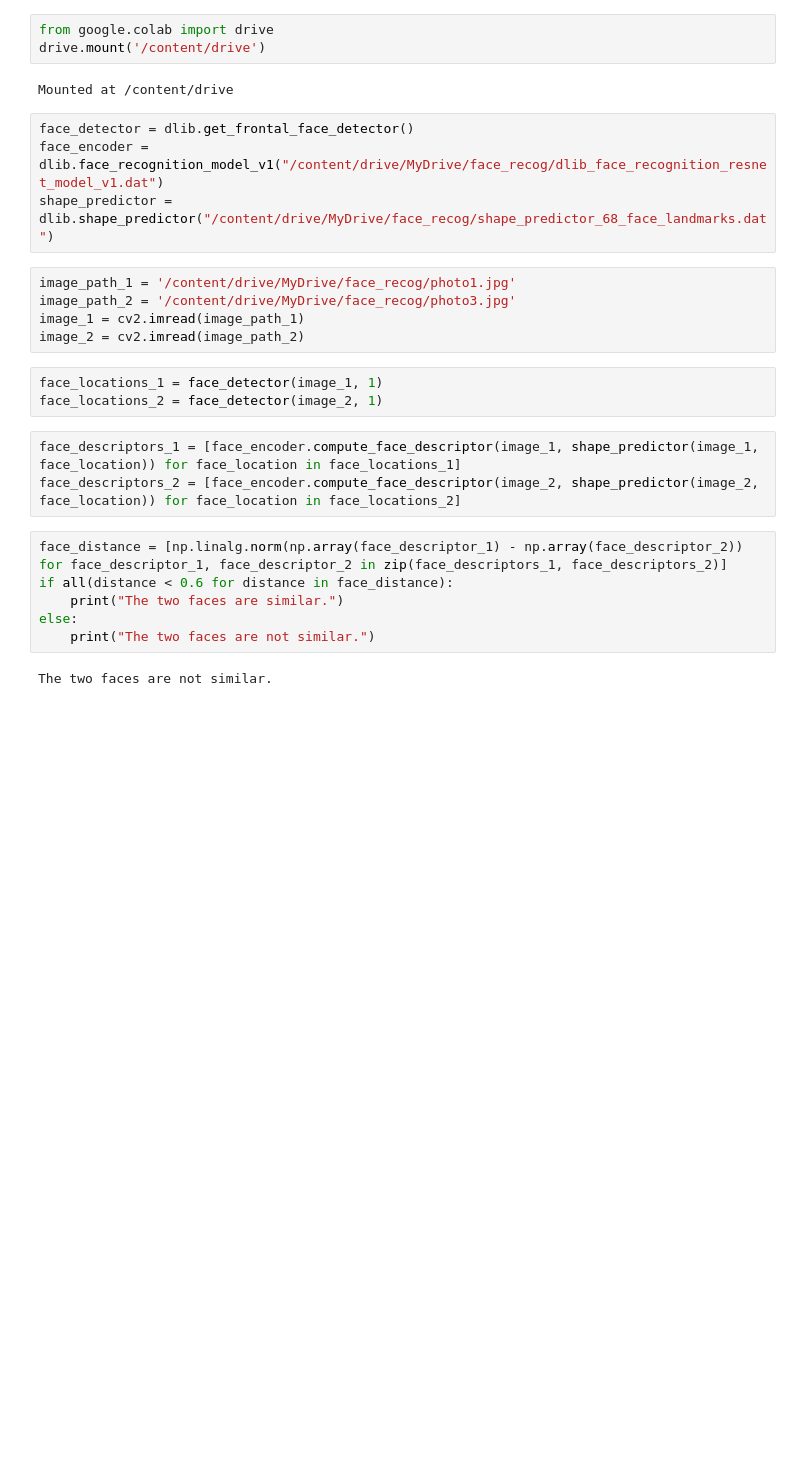
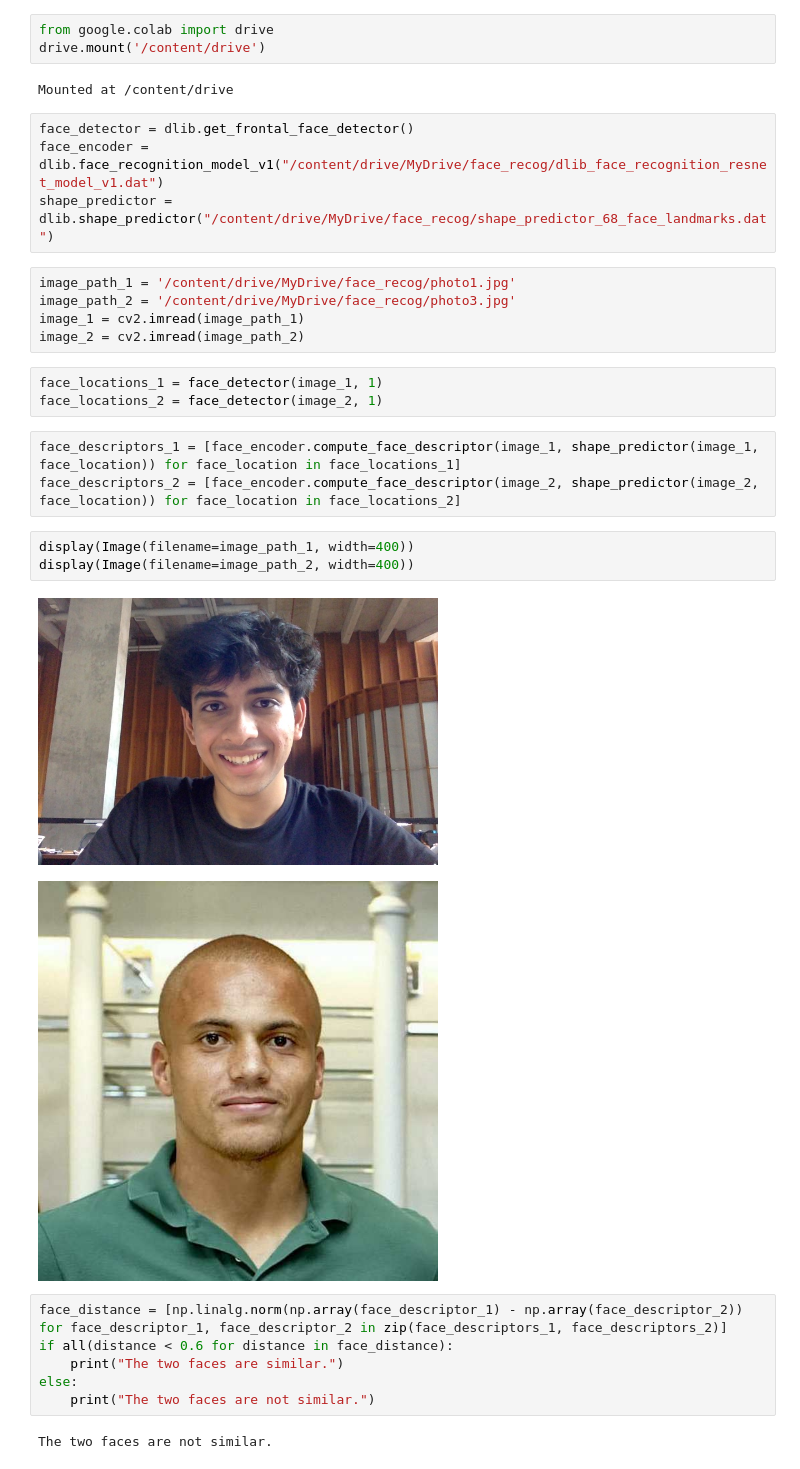
Before and after one commit to Witcape/face_recognition, a Jupyter notebook: Face_Recognition_Using_Dlib.ipynb, the cells around one changed output. Saved outputs shown, nothing was run; the diff lists cells and outputs as text; blank space fills up the shorter version.

```diff
--- a/Face_Recognition_Using_Dlib.ipynb
+++ b/Face_Recognition_Using_Dlib.ipynb
@@ -25,6 +25,12 @@ face_locations_2 = face_detector(image_2, 1)
 # %%
 face_descriptors_1 = [face_encoder.compute_face_descriptor(image_1, shape_predictor(image_1, face_location)) for face_location in face_locations_1]
 face_descriptors_2 = [face_encoder.compute_face_descriptor(image_2, shape_predictor(image_2, face_location)) for face_location in face_locations_2]
+# %%
+display(Image(filename=image_path_1, width=400))
+display(Image(filename=image_path_2, width=400))
+# %% [output]
+[figure, added]
+[figure, added]
 # %%
 face_distance = [np.linalg.norm(np.array(face_descriptor_1) - np.array(face_descriptor_2)) for face_descriptor_1, face_descriptor_2 in zip(face_descriptors_1, face_descriptors_2)]
 if all(distance < 0.6 for distance in face_distance):
```
Also changed, not shown: parts of 1 cell of this notebook.
